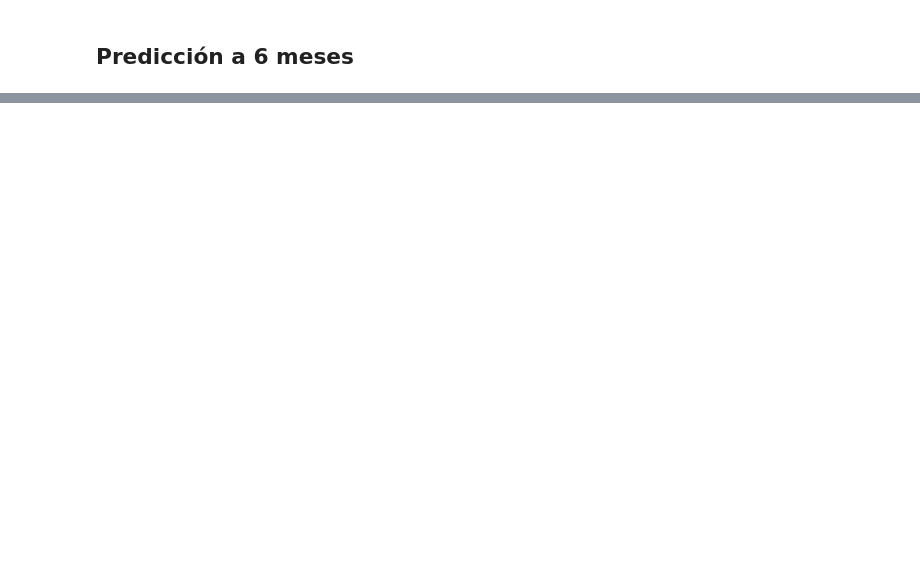
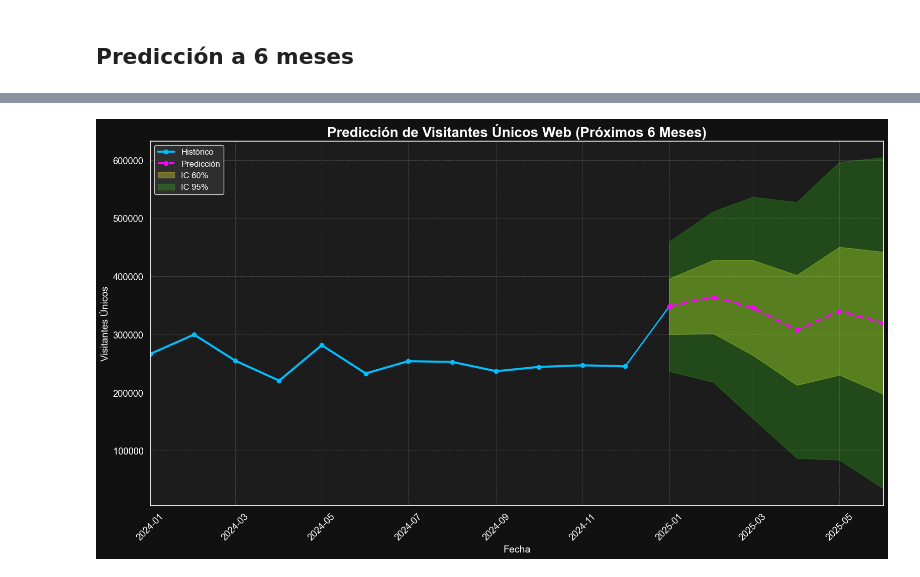
Before and after one commit to alejandromtnz/MMM, a Jupyter notebook: sarima.ipynb, the cells around one changed output, grey strips where cells are left out. Saved outputs shown, nothing was run; the diff lists cells and outputs as text; code cells hidden in the pictures; blank space fills up the shorter version.

```diff
--- a/sarima.ipynb
+++ b/sarima.ipynb
@@ -1107,0 +789,93 @@ DETALLE DE PREDICCIONES:
+# %%
+import pandas as pd
+import matplotlib.pyplot as plt
+from statsmodels.tsa.api import SARIMAX
+import seaborn as sns
+
+# Estilo oscuro elegante
+plt.style.use('dark_background')
+sns.set_context("notebook", font_scale=1.2)
+
+# 1. Modelo SARIMA
+sarima_model = SARIMAX(df['MMM01_WEB_Unique_visitors'],
+                      order=(1, 2, 2),
+                      seasonal_order=(0, 1, 1, 12))
+sarima_fit = sarima_model.fit(disp=False)
+
+# 2. Predicción para los próximos 6 meses
+forecast_months = 6
+last_date = df.index[-1]
+prediction_dates = pd.date_range(start=last_date + pd.DateOffset(months=1),
+                                 periods=forecast_months,
+                                 freq='MS')
+forecast = sarima_fit.get_forecast(steps=forecast_months)
+predictions = pd.Series(forecast.predicted_mean.values, index=prediction_dates)
+
+conf_60 = pd.DataFrame(forecast.conf_int(alpha=0.40).values,
+                       index=prediction_dates,
+                       columns=['lower', 'upper'])
+
+conf_95 = pd.DataFrame(forecast.conf_int(alpha=0.05).values,
+                       index=prediction_dates,
+                       columns=['lower', 'upper'])
+
+# 3. Últimos datos históricos
+show_last = 12
+historical_data = df['MMM01_WEB_Unique_visitors'].iloc[-show_last:]
+
+# 4. Gráfico
+fig, ax = plt.subplots(figsize=(16, 9))
+
+# Histórico (azul eléctrico)
+ax.plot(historical_data.index, historical_data,
+        color='#00BFFF', linewidth=3, marker='o', label='Histórico')
+
+# Conexión
+ax.plot([historical_data.index[-1], prediction_dates[0]],
+        [historical_data.iloc[-1], predictions.iloc[0]],
+        color='#00BFFF', linewidth=2)
+
+# Predicción (magenta neón)
+ax.plot(predictions.index, predictions,
+        color='#FF00FF', linestyle='--', linewidth=3, marker='o',
+        label='Predicción')
+
+# IC 60% (amarillo flúor)
+ax.fill_between(predictions.index, conf_60['lower'], conf_60['upper'],
+                color='#FFFF33', alpha=0.3, label='IC 60%')
+
+# IC 95% (verde neón)
+ax.fill_between(predictions.index, conf_95['lower'], conf_95['upper'],
+                color='#39FF14', alpha=0.2, label='IC 95%')
+
+# Estética 🔥
+ax.set_title('Predicción de Visitantes Únicos Web (Próximos 6 Meses)', fontsize=20, weight='bold', color='white')
+ax.set_xlabel('Fecha', fontsize=14)
+ax.set_ylabel('Visitantes Únicos', fontsize=14)
+ax.legend(fontsize=12, loc='upper left', frameon=True, facecolor='#333333', edgecolor='white')
+ax.grid(color='gray', linestyle='--', linewidth=0.5, alpha=0.6)
+ax.set_xlim(historical_data.index[0], predictions.index[-1])
+ax.tick_params(axis='x', labelrotation=45)
+ax.tick_params(axis='both', colors='white')
+
+# Fondo más estético
+fig.patch.set_facecolor('#111111')
+ax.set_facecolor('#1c1c1c')
+
+plt.tight_layout()
+plt.show()
+
+# 5. Tabla de resultados
+results_df = pd.DataFrame({
+    'Fecha': predictions.index.strftime('%Y-%m-%d'),
+    'Predicción': predictions.round(0),
+    'IC 60% Inferior': conf_60['lower'].round(0),
+    'IC 60% Superior': conf_60['upper'].round(0),
+    'IC 95% Inferior': conf_95['lower'].round(0),
+    'IC 95% Superior': conf_95['upper'].round(0)
+})
+
+print("\nDETALLE DE PREDICCIONES:")
+print(results_df.to_string(index=False))
+# %% [output]
+[figure, added]
```
Also changed, not shown: parts of 8 cells of this notebook.
